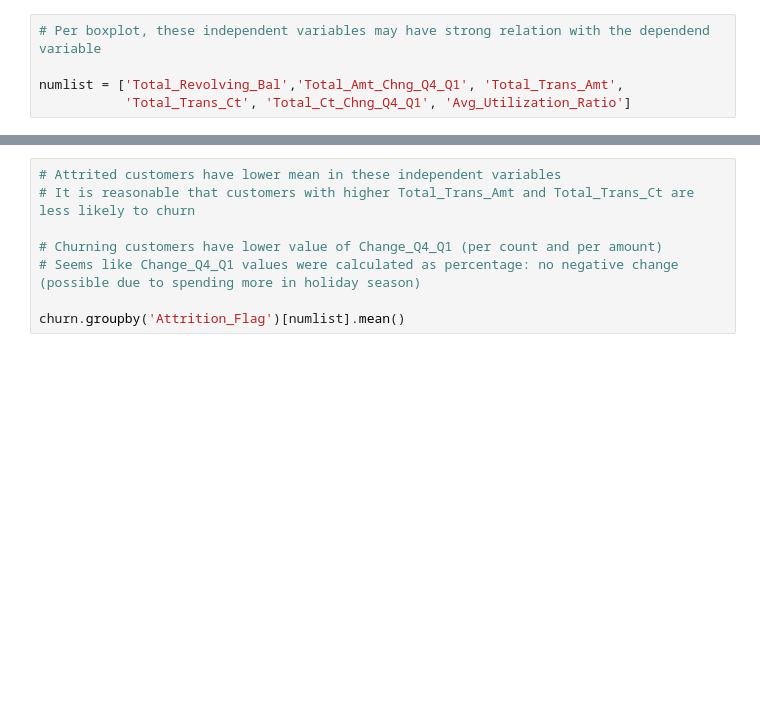
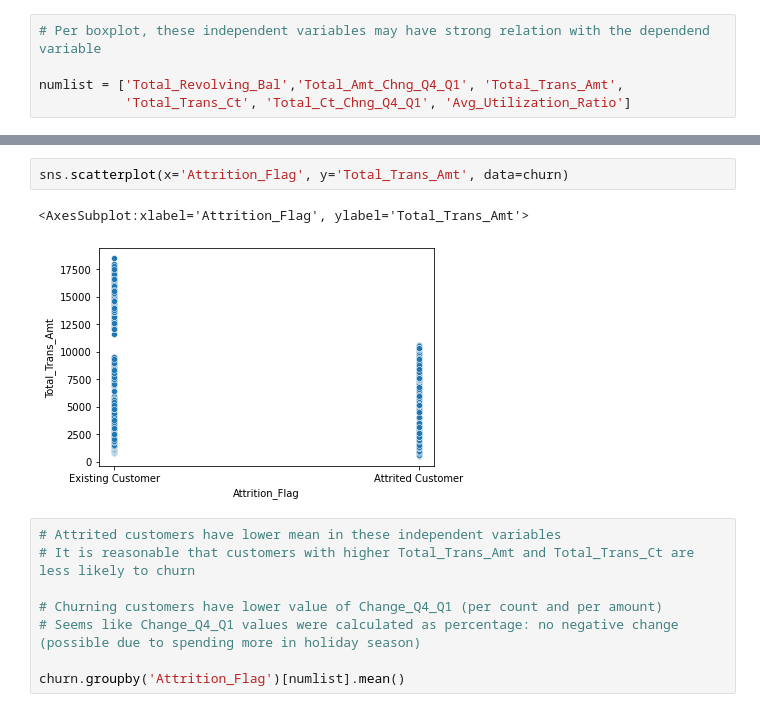
Before and after one commit to machquocvu/Springboard_Capstone2, a Jupyter notebook: Code/Capstone2_EDA.ipynb, the cells around one changed output, grey strips where cells are left out. Saved outputs shown, nothing was run; the diff lists cells and outputs as text; blank space fills up the shorter version.

```diff
--- a/Code/Capstone2_EDA.ipynb
+++ b/Code/Capstone2_EDA.ipynb
@@ -343,3 +348,8 @@ plt.tight_layout()
+# %%
+sns.scatterplot(x='Attrition_Flag', y='Total_Trans_Amt', data=churn)
+# %% [output]
+<AxesSubplot:xlabel='Attrition_Flag', ylabel='Total_Trans_Amt'>
+[figure, added]
 # %%
 # Attrited customers have lower mean in these independent variables
 # It is reasonable that customers with higher Total_Trans_Amt and Total_Trans_Ct are less likely to churn
```
Also changed, not shown: parts of 2 cells of this notebook.
